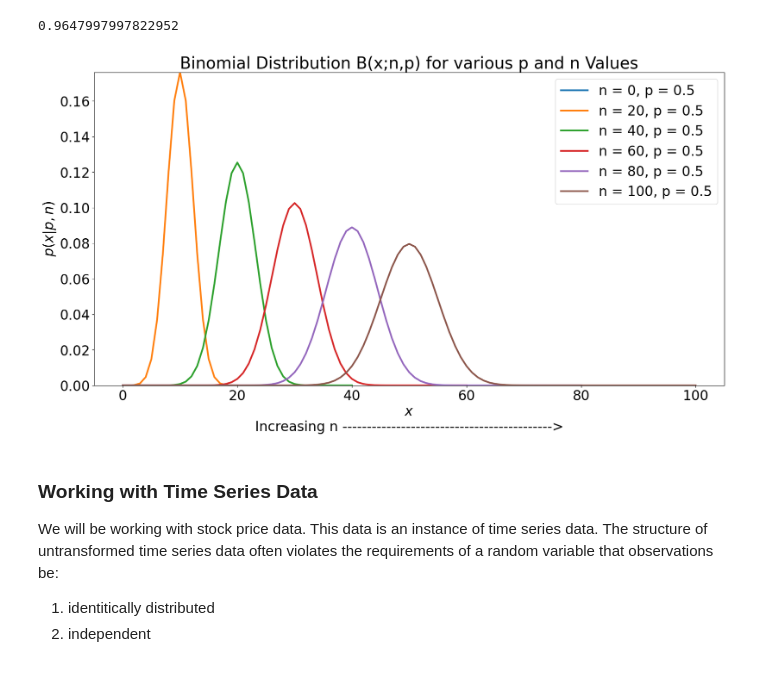
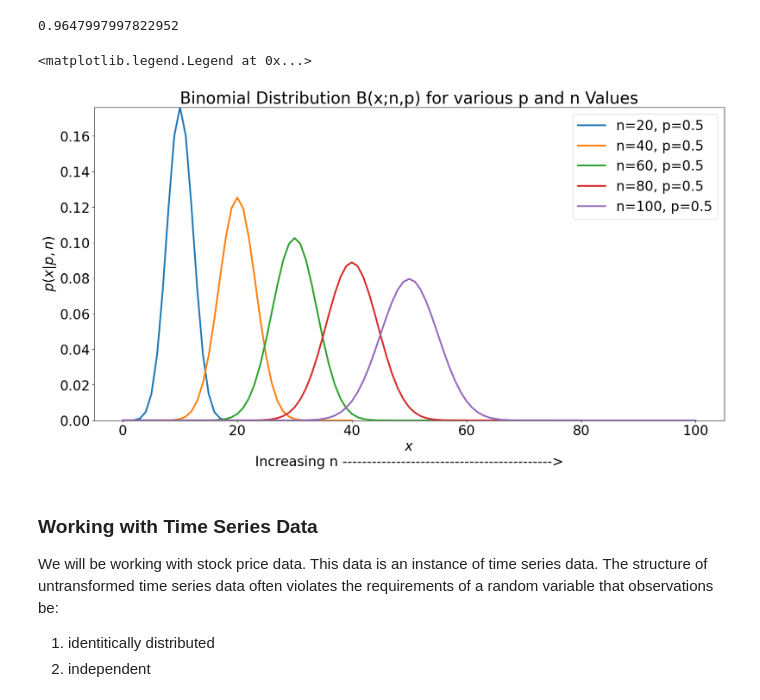
Before and after one commit to Tetteh96/ECON-611-Projects, a Jupyter notebook: Ch5/Project 7 - Ch5.ipynb, the cells around one changed output. Drawn from its saved outputs; the diff is of its cells as text; code cells hidden in the pictures.

```diff
--- a/Ch5/Project 7 - Ch5.ipynb
+++ b/Ch5/Project 7 - Ch5.ipynb
@@ -177,11 +177,13 @@ As an example of the binomial distribution, we can think of the top hedge funds
 - $ = P(1) = {10 \choose 1}0.5^{1}0.5^{10-1} = 0.0097$, so there is a 0.97% chance of a single fund beating an efficient market for 10 years, and we can reasonably expect that 97 funds will beat the market for 10 years if 100 start, just by chance.
 # %%
 def binomial(x, n, p):
-   q = 1 - p
-   return float(math.factorial(n)) / (
-                math.factorial(x) * math.factorial(n - x)) * p ** x * q ** (n - x)
+    q = 1 - p
+    return float(math.factorial(n)) / (
+                math.factorial(int(x)) * math.factorial(n - int(x))) * p ** x * q ** (n - int(x))
 
-binomial(x = 50, n = 100, p = .5)
+    #return float(math.factorial(n)) / (
+        #math.factorial(x) * math.factorial(n-x)) * p ** x * q ** (n - x)
+binomial(x = 50, n = 100, p =.5)
 # %% [output]
 0.07958923738717875
 # %%
@@ -202,29 +204,33 @@ probability_of_outcome(X0, X1, p, n)
 # %%
 from matplotlib import cm
 from mpl_toolkits.axes_grid1 import make_axes_locatable
 from matplotlib.colors import Normalize
 
 fig, ax = plt.subplots(figsize = (20, 10))
 cmap = cm.get_cmap('Blues')
 ymax = binomial(20 * p, 20, p)
+for n in range(20, 101, 20):
+#     x = int(n * p)
+    # make a list of probability of every possible outcome
+    #  from 0 to n
+    binom_vars = [binomial(x, n, p) for x in range(n + 1)]
+    # plot_line that is composed of all probabilities
+    plt.plot(binom_vars,
+             linewidth = 3,
+            label=f'n={n}, p={p}')
+# change max y axis value from 1 to the something closer to the maximum
+#  probabity across all range from 0 to n for which we constructed
+#  distributions
+ax.set_ylim(ymin = 0, ymax = ymax)
 
-for n in range(0, 101, 20):
-    #x = int(n * p)
-    binom_vars = [binomial(x, n, p) for x in range(n + 1)]
-    plt.plot(binom_vars,
-                linewidth = 3,
-                label = f'n = {n}, p = {p}')
-
-ax.set_ylim(ymin= 0, ymax= ymax)
-
-plt.xlabel("$x$\nIncreasing n ------------------------------------------->",
+plt.xlabel('$x$\nIncreasing n ------------------------------------------->',
            fontsize=24)
-plt.ylabel("$p(x | p, n)$", fontsize=24)
-plt.title("Binomial Distribution B(x;n,p) for various p and n Values")
+plt.ylabel('$p(x | p, n)$', fontsize=24)
+plt.title('Binomial Distribution B(x;n,p) for various p and n Values')
 plt.legend()
-plt.show()
 # %% [output]
+<matplotlib.legend.Legend at 0x...>
-[figure, old version]
+[figure, new version]
 # %% [markdown]
 ### Working with Time Series Data
 
```
Also changed, not shown: parts of 9 cells of this notebook.
